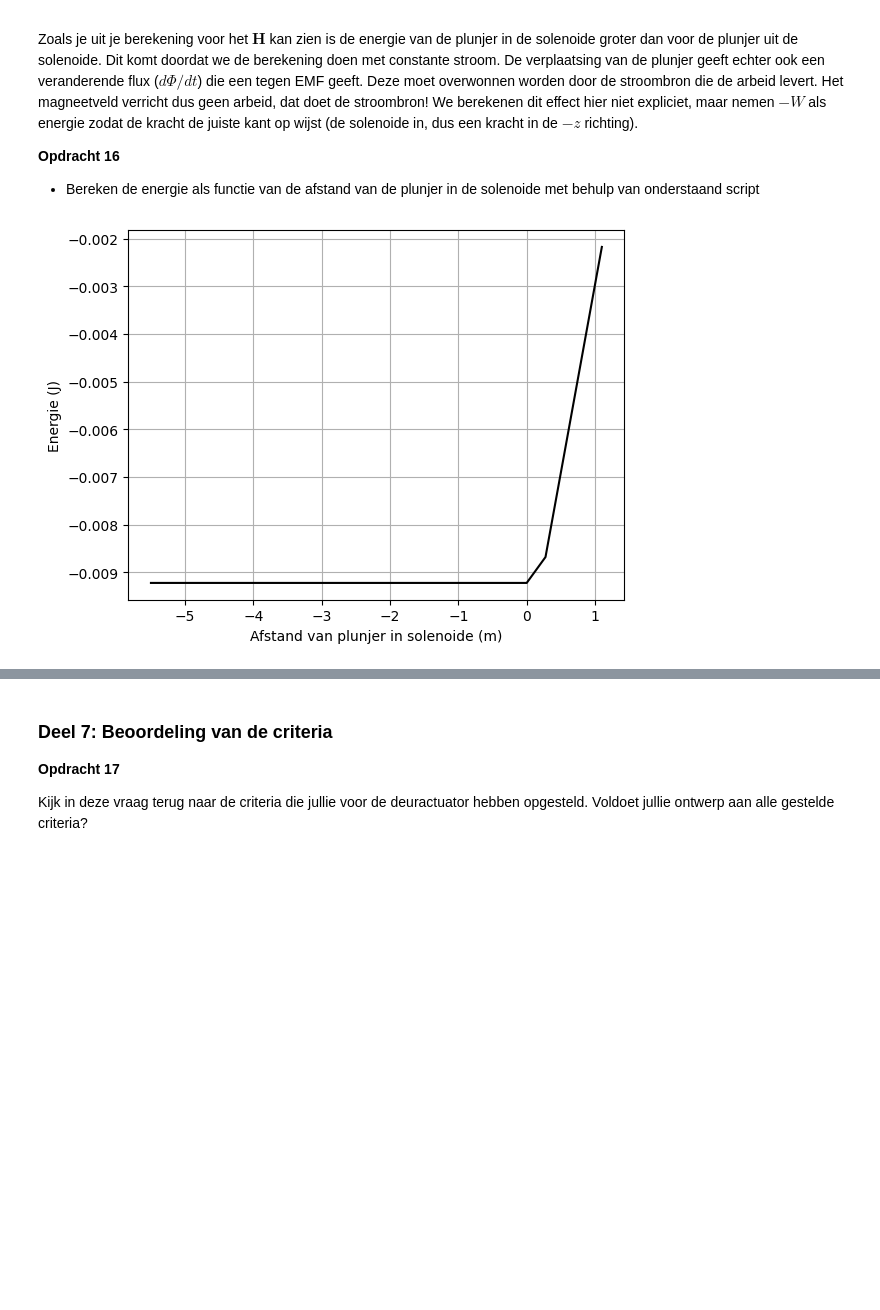
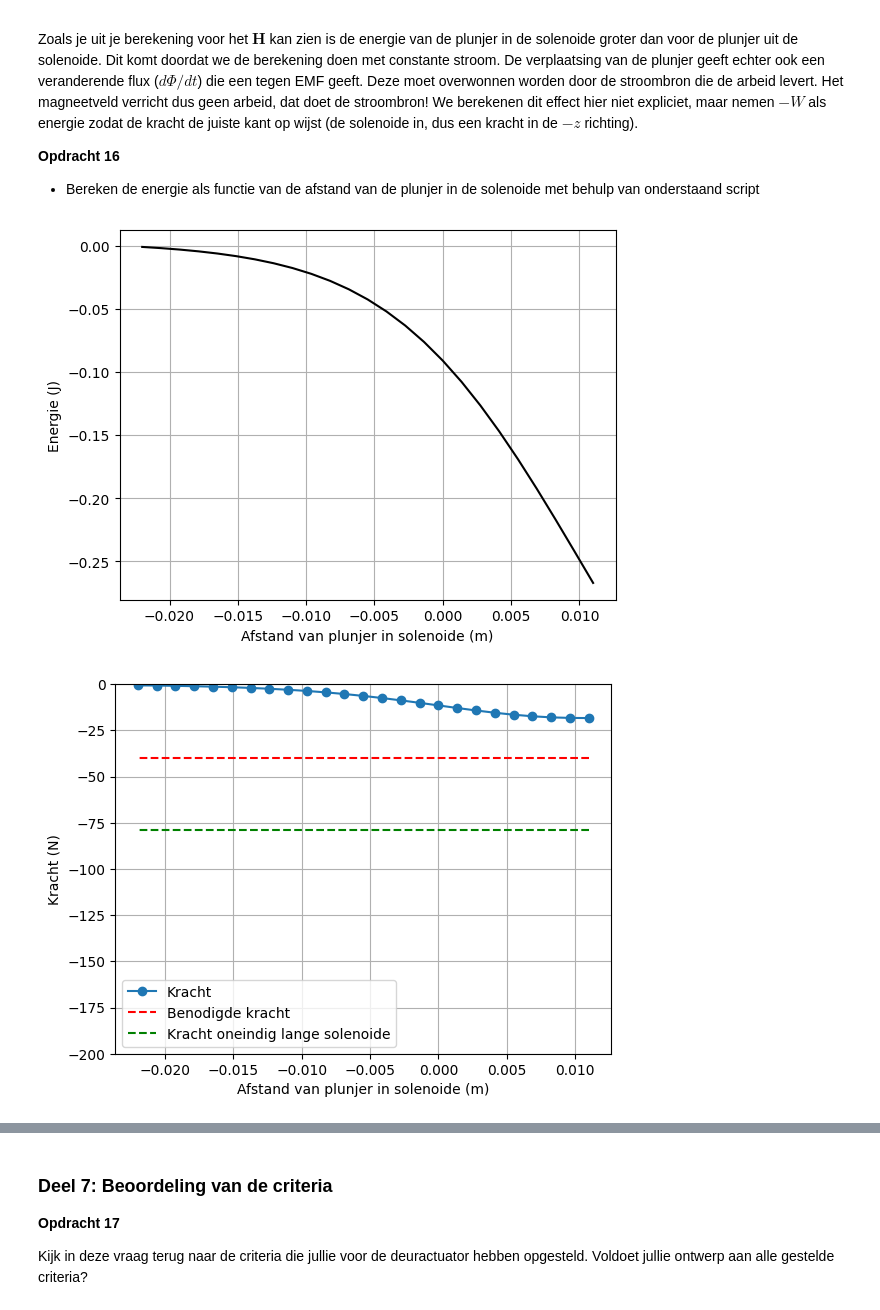
Before and after one commit to pieterbroerse/opdrachten-DEF-D, a Jupyter notebook: DigitaleOntwerpopdrachten/2KrachtactuatorOpdracht/KrachtactuatorOpdracht.ipynb, the cells around one changed output, grey strips where cells are left out. Saved outputs shown, nothing was run; the diff lists cells and outputs as text; code cells hidden in the pictures; blank space fills up the shorter version.

```diff
--- a/DigitaleOntwerpopdrachten/2KrachtactuatorOpdracht/KrachtactuatorOpdracht.ipynb
+++ b/DigitaleOntwerpopdrachten/2KrachtactuatorOpdracht/KrachtactuatorOpdracht.ipynb
@@ -350,7 +296,7 @@ De functie moet het magneetveld van een lijnelement $d\mathbf{l}$ berekenen. Geb
 
 Bereken met deze functie alle componenten van het magneetveld voor een veldpositie op $x=0.1$ m voor een stroombronelement in de oorsprong met een stroom van 6 A een lengte van $d\mathbf{l}$ gelijk aan $L/64$. Print het analytische en numerieke antwoord naar de command line en controleer dat het magneetveld gelijk is aan $\mathbf{H} =  0.00746 \hat{\mathbf{y}}$ A/m is.
 # %%
-L_draad = l_draad_deuropener
+L_draad = 0.01
 dl=np.array([0, 0, L_draad/64])
 r_field=np.array([0.1, 0, 0])
 r_source=np.array([0, 0, 0])
@@ -498,8 +457,8 @@ Omdat onze solenoide niet oneindig lang is zal het veld in de solenoide niet uni
 Bereken de $z$-component van het $\mathbf{H}$-veld op de as van de solenoide over het interval $z \in [0, 1.5L_s]$ in 25 stappen. Je moet nu dus op elk veld-punt met behulp Biot-Savart de bijdragen van alle stroomelementen integreren. Maak een grafiek van de $z$-component van het $\mathbf{H}$-veld tegen $z$.
 # %%
 n_ax = 25
-z_ax = np.linspace(0, 3*L_sol, n_ax)
-H_ax = np.zeros((n_ax, 1))
+z_ax = np.linspace(0, 1.5 * L_sol, n_ax)
+H_ax = np.zeros(n_ax)  # 1D, not (n_ax, 1)
 
 dl_x = np.diff(x)
 dl_y = np.diff(y)
@@ -513,14 +472,15 @@ r_sources = np.column_stack((
 for i_field in range(n_ax):
     print('\rIfield = ' + str(i_field), end='')
     r_field = np.array([0, 0, z_ax[i_field]])
-    Hsimulated = np.array([0, 0, 0], dtype='float64')
+    Hsimulated = np.zeros(3)
     for i_source in range(len(r_sources)):
-        dl = np.array([dl_x[i_source], dl_y[i_source], dl_z[i_source]])
-        Hsimulated += field_current_element(r_field, r_sources[i_source], dl)
-    H_ax[i_field, 0] = Hsimulated[2]
+        dl_vec = np.array([dl_x[i_source], dl_y[i_source], dl_z[i_source]])
+        Hsimulated += field_current_element(r_field, r_sources[i_source], dl_vec, I)
+    H_ax[i_field] = Hsimulated[2]
 
-H_veld_ideaal = spoed * I * np.ones(n_ax) * (1.0*(z_ax < L_sol/2))
-H_veld_analytisch = (aantal_omwentelingen*I/L_sol/2)*((L_sol/2-z_ax)/np.sqrt((z_ax-L_sol/2)**2 + r_sol**2)+(L_sol/2+z_ax)/np.sqrt((z_ax+L_sol/2)**2 + r_sol**2))
+print("done")
+print("H_ax shape: " + str(H_ax.shape))
+print("H_ax: " + str(H_ax))
 
 plt.figure(figsize=[13, 4])
 plt.subplot(131)
@@ -548,19 +514,35 @@ Zoals je uit je berekening voor het $\mathbf{H}$ kan zien is de energie van de p
 
 * Bereken de energie als functie van de afstand van de plunjer in de solenoide met behulp van onderstaand script
 # %%
-mu_0 = 4 * np.pi * 1e-7
+# Opdracht 16
 mu_r = 1000
-r_s = r_sol
-L_s = L_sol
 
-Wz = -0.5 * np.pi * r_s**2 * np.cumsum(H_ax * mu_r * mu_0 * H_ax) * (z_ax[1] - z_ax[0])
+# Flip H_ax so cumsum goes from outside inward
+H_ax_in = np.flipud(H_ax)  # now index 0 = outside, index -1 = centre
 
+dz = z_ax[1] - z_ax[0]  # positive step
+Wz = -0.5 * mu_0 * mu_r * np.pi * r_sol**2 * np.cumsum(H_ax_in**2) * dz
 
 plt.figure()
-plt.plot(L_s/2 - z_ax, Wz, '-k')
+plt.plot(L_sol/2 - z_ax, np.flipud(Wz), '-k')
 plt.xlabel('Afstand van plunjer in solenoide (m)')
 plt.ylabel('Energie (J)')
 plt.grid()
 plt.show()
+
+force_analytical = -0.5 * mu_0 * (mu_r - 1) * np.pi * r_sol**2 * (spoed * I)**2
+force_numerical  = -np.gradient(np.flipud(Wz), z_ax)
+
+plt.figure()
+plt.plot(L_sol/2 - z_ax, force_numerical, '-o', label='Kracht')
+plt.plot(L_sol/2 - z_ax, -40*np.ones(n_ax), '--r', label='Benodigde kracht')
+plt.plot(L_sol/2 - z_ax, force_analytical*np.ones(n_ax), '--g', label='Kracht oneindig lange solenoide')
+plt.xlabel('Afstand van plunjer in solenoide (m)')
+plt.ylabel('Kracht (N)')
+plt.grid()
+plt.legend()
+plt.ylim([-200, 0])
+plt.show()
 # %% [output]
-[figure, old version]
+[figure, new version]
+[figure, added]
```
Also changed, not shown: parts of 10 cells of this notebook.
